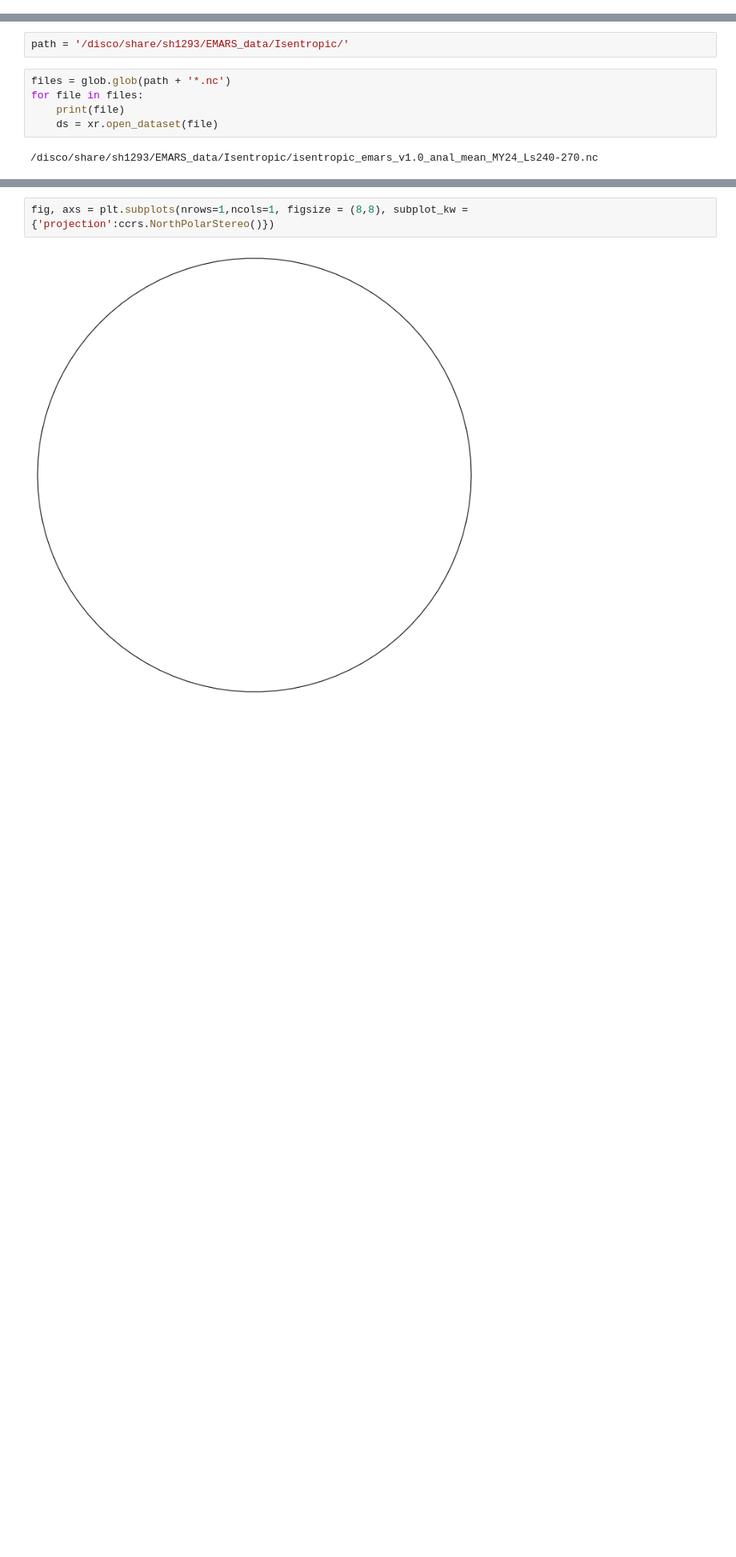
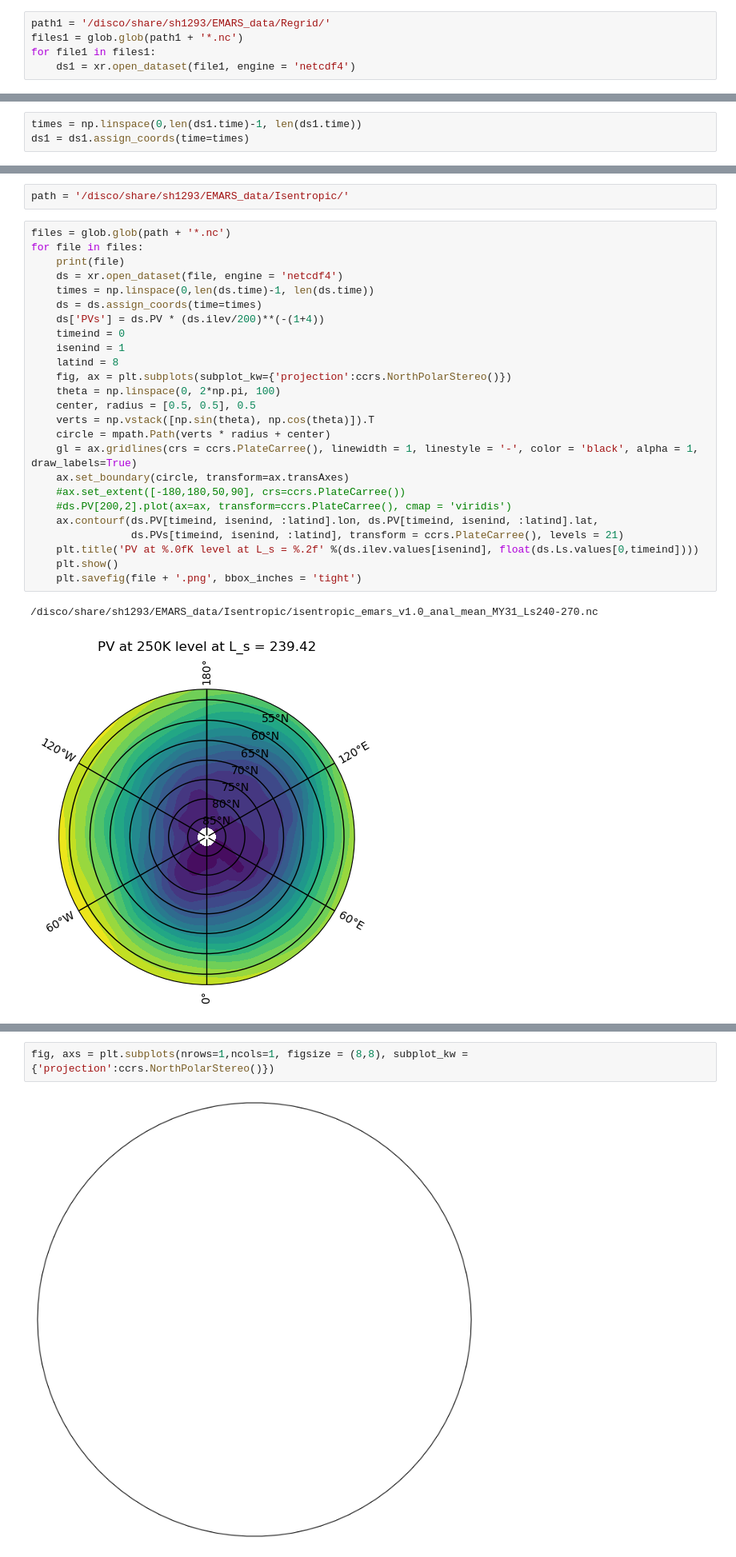
Before and after one commit to 12shughes/Reanalysis, a Jupyter notebook: Emars_analysis.ipynb, the cells around one changed output, grey strips where cells are left out. Shown at 80% size. Drawn from its saved outputs; the diff is of its cells as text; blank space fills up the shorter version.

```diff
--- a/Emars_analysis.ipynb
+++ b/Emars_analysis.ipynb
@@ -6,3 +6,8 @@ from cartopy import crs as ccrs
 import matplotlib.path as mpath
 import matplotlib.ticker as ticker
 import glob
+# %%
+path1 = '/disco/share/sh1293/EMARS_data/Regrid/'
+files1 = glob.glob(path1 + '*.nc')
+for file1 in files1:
+    ds1 = xr.open_dataset(file1, engine = 'netcdf4')
@@ -8,0 +34,3 @@ import glob
+# %%
+times = np.linspace(0,len(ds1.time)-1, len(ds1.time))
+ds1 = ds1.assign_coords(time=times)
@@ -11,7 +145,28 @@ path = '/disco/share/sh1293/EMARS_data/Isentropic/'
 # %%
 files = glob.glob(path + '*.nc')
 for file in files:
     print(file)
-    ds = xr.open_dataset(file)
+    ds = xr.open_dataset(file, engine = 'netcdf4')
+    times = np.linspace(0,len(ds.time)-1, len(ds.time))
+    ds = ds.assign_coords(time=times)
+    ds['PVs'] = ds.PV * (ds.ilev/200)**(-(1+4))
+    timeind = 0
+    isenind = 1
+    latind = 8
+    fig, ax = plt.subplots(subplot_kw={'projection':ccrs.NorthPolarStereo()})
+    theta = np.linspace(0, 2*np.pi, 100)
+    center, radius = [0.5, 0.5], 0.5
+    verts = np.vstack([np.sin(theta), np.cos(theta)]).T
+    circle = mpath.Path(verts * radius + center)
+    gl = ax.gridlines(crs = ccrs.PlateCarree(), linewidth = 1, linestyle = '-', color = 'black', alpha = 1, draw_labels=True)
+    ax.set_boundary(circle, transform=ax.transAxes)
+    #ax.set_extent([-180,180,50,90], crs=ccrs.PlateCarree())
+    #ds.PV[200,2].plot(ax=ax, transform=ccrs.PlateCarree(), cmap = 'viridis')
+    ax.contourf(ds.PV[timeind, isenind, :latind].lon, ds.PV[timeind, isenind, :latind].lat,
+                ds.PVs[timeind, isenind, :latind], transform = ccrs.PlateCarree(), levels = 21)
+    plt.title('PV at %.0fK level at L_s = %.2f' %(ds.ilev.values[isenind], float(ds.Ls.values[0,timeind])))
+    plt.show()
+    plt.savefig(file + '.png', bbox_inches = 'tight')
 # %% [output]
-/disco/share/sh1293/EMARS_data/Isentropic/isentropic_emars_v1.0_anal_mean_MY24_Ls240-270.nc
+/disco/share/sh1293/EMARS_data/Isentropic/isentropic_emars_v1.0_anal_mean_MY31_Ls240-270.nc
+[figure, added]
```
Also changed, not shown: parts of 24 cells of this notebook, 4 other files.
